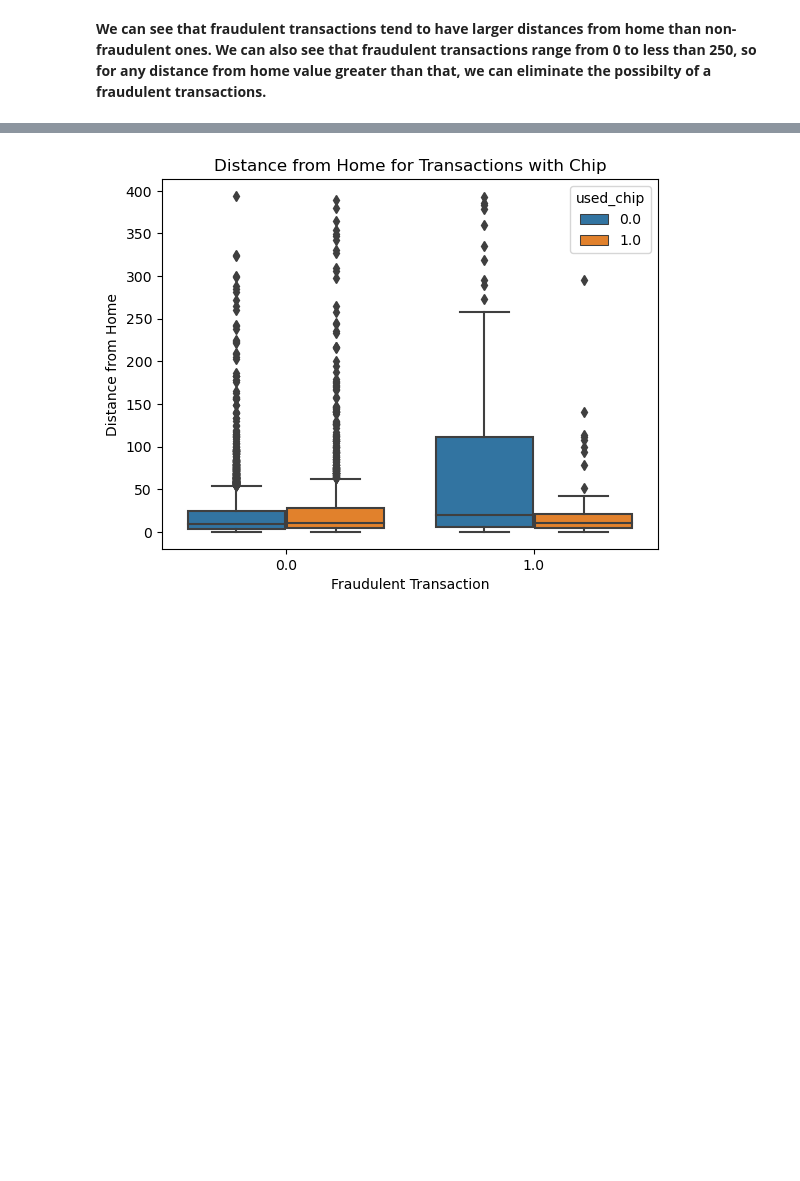
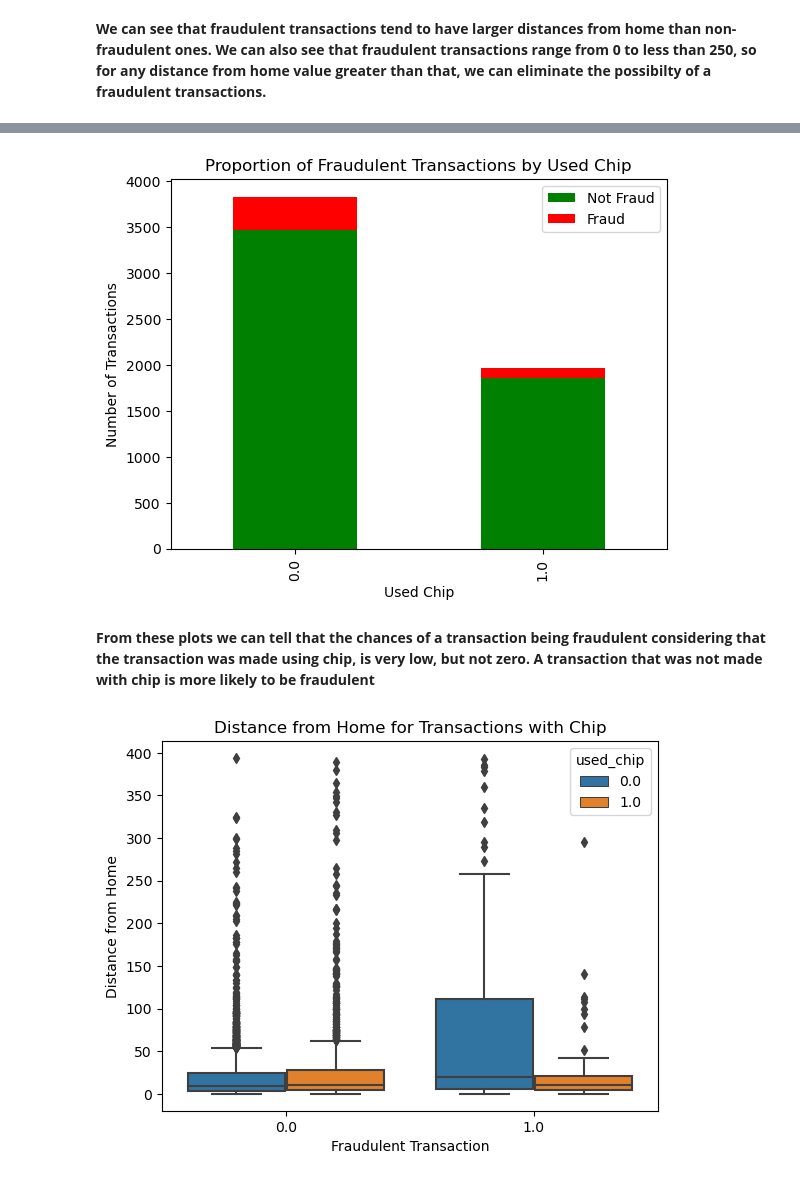
Before and after one commit to KarimKhalil33/CreditCard-Fraud-Data-Analysis, a Jupyter notebook: analysis/analysis3.ipynb, the cells around one changed output, grey strips where cells are left out. Drawn from its saved outputs; the diff is of its cells as text; code cells hidden in the pictures; blank space fills up the shorter version.

```diff
--- a/analysis/analysis3.ipynb
+++ b/analysis/analysis3.ipynb
@@ -161,3 +169,17 @@ plt.show()
+# %%
+chip_fraud_counts = df.groupby(['used_chip', 'fraud']).size().reset_index(name='counts')
+chip_fraud_pivot = chip_fraud_counts.pivot(index='used_chip', columns='fraud', values='counts')
+
+chip_fraud_pivot.plot(kind='bar', stacked=True, color=['green', 'red'])
+plt.xlabel('Used Chip')
+plt.ylabel('Number of Transactions')
+plt.title('Proportion of Fraudulent Transactions by Used Chip')
+plt.legend(['Not Fraud', 'Fraud'])
+plt.show()
+# %% [output]
+[figure, added]
+# %% [markdown]
+**From these plots we can tell that the chances of a transaction being fraudulent considering that the transaction was made using chip, is very low, but not zero. A transaction that was not made with chip is more likely to be fraudulent**
 # %%
 # Create a box plot for transactions made with chip number
 sns.boxplot(x='fraud', y='distance_from_home', hue='used_chip', data=df)
```
Also changed, not shown: parts of 13 cells of this notebook, 1 other file.
